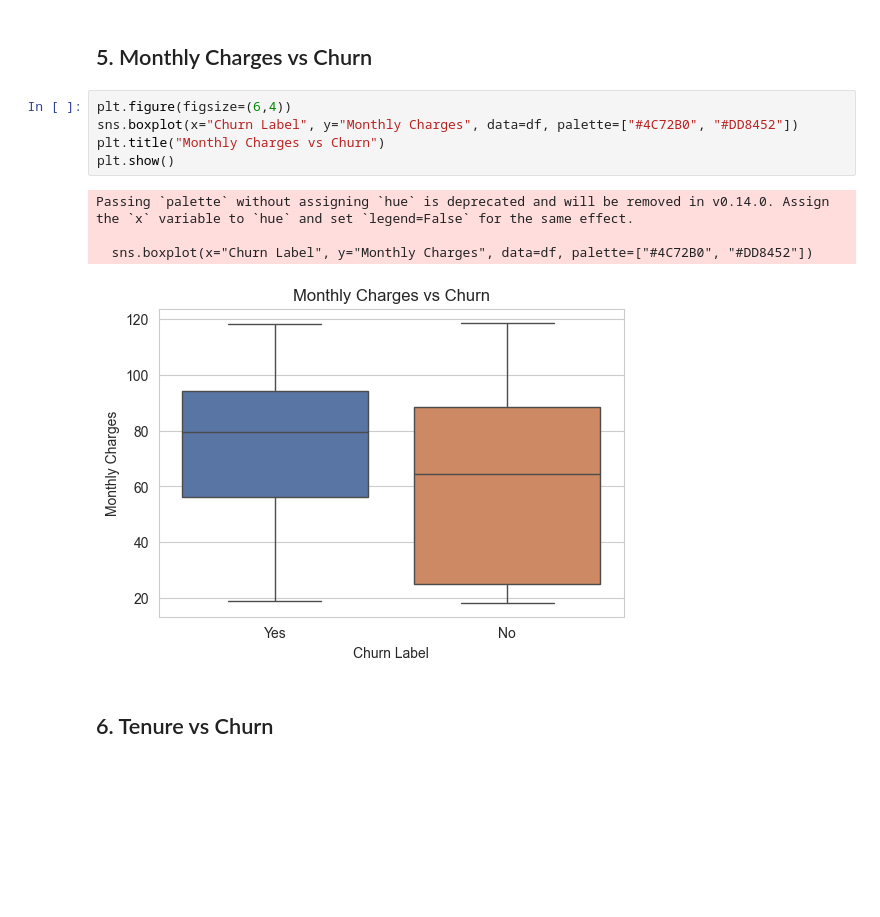
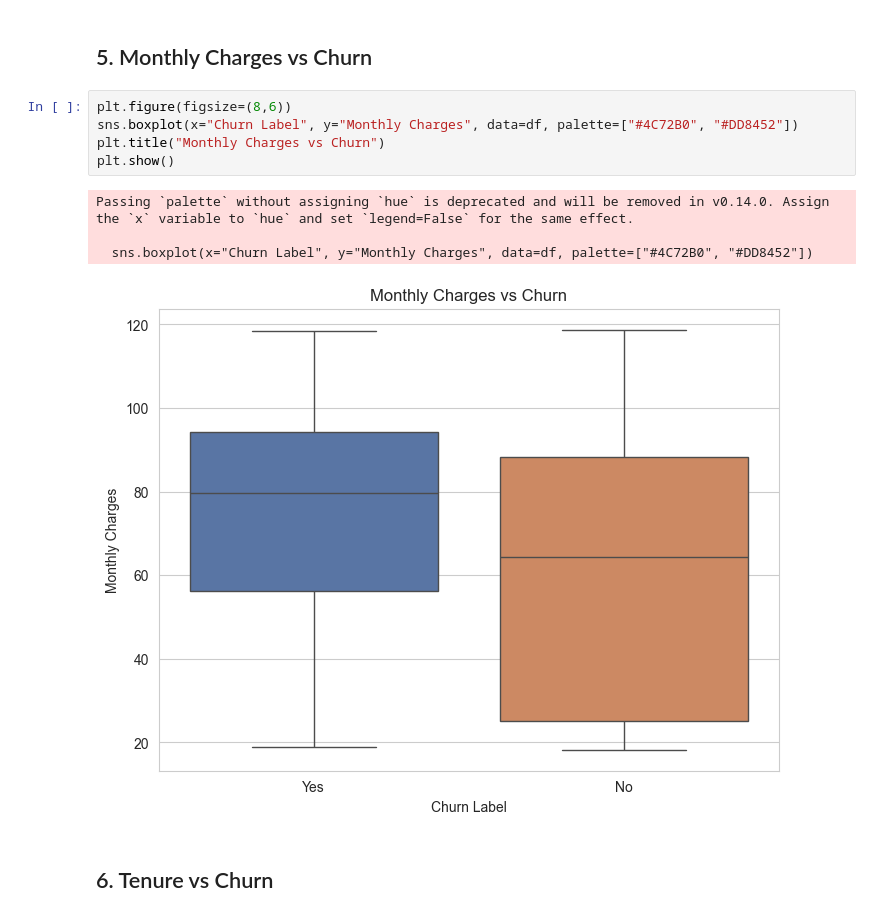
Before and after one commit to abdullahhashmi01/Customer-Churn-Pipeline, a Jupyter notebook: notebook/eda.ipynb, the cells around one changed output. Cells and saved outputs as stored; diff of their text form; blank space fills up the shorter version.

```diff
--- a/notebook/eda.ipynb
+++ b/notebook/eda.ipynb
@@ -101,15 +101,15 @@ plt.show()
 # %% [markdown]
 ## 5. Monthly Charges vs Churn
 # %%
-plt.figure(figsize=(6,4))
+plt.figure(figsize=(8,6))
 sns.boxplot(x="Churn Label", y="Monthly Charges", data=df, palette=["#4C72B0", "#DD8452"])
 plt.title("Monthly Charges vs Churn")
 plt.show()
 # %% [output]
 Passing `palette` without assigning `hue` is deprecated and will be removed in v0.14.0. Assign the `x` variable to `hue` and set `legend=False` for the same effect.
 
   sns.boxplot(x="Churn Label", y="Monthly Charges", data=df, palette=["#4C72B0", "#DD8452"])
-[figure, old version]
+[figure, new version]
 # %% [markdown]
 ## 6. Tenure vs Churn
 # %%
```
Also changed, not shown: parts of 4 cells of this notebook.
